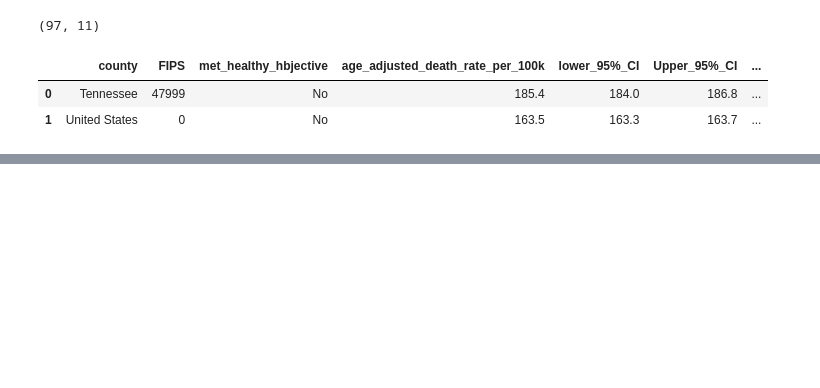
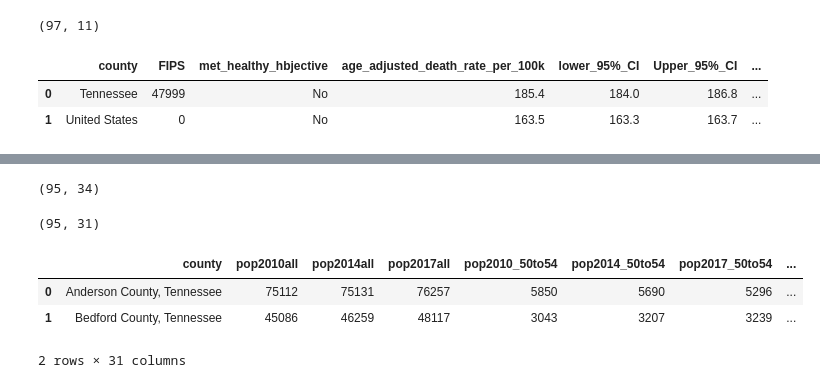
Before and after one commit to awillet/vanderbilt-aspire-data-essentials, a Jupyter notebook: get_data.ipynb, the cells around one changed output, grey strips where cells are left out. Drawn from its saved outputs; the diff is of its cells as text; code cells hidden in the pictures; blank space fills up the shorter version.

Commit message:
edited columns

```diff
--- a/get_data.ipynb
+++ b/get_data.ipynb
@@ -116,0 +395,3 @@ pop_df.shape
+# %%
+data_18over = [col for col in pop_df.columns if '18 years and over' in col]
+pop_df = pop_df.drop(data_18over, axis = 1)
@@ -116,0 +445,3 @@ pop_df.shape
+# %%
+data_id = [col for col in pop_df.columns if 'Id' in col]
+pop_df = pop_df.drop(data_id, axis = 1)
@@ -116,0 +475,3 @@ pop_df.shape
+# %%
+data_65over = [col for col in pop_df.columns if '65 years and over' in col]
+pop_df = pop_df.drop(data_65over, axis = 1)
@@ -116,0 +501,19 @@ pop_df.shape
+# %%
+pop_df.shape
+# %% [output]
+(95, 34)
+# %%
+data_85over = [col for col in pop_df.columns if 'Both Sexes; 85 years' in col]
+pop_df = pop_df.drop(data_85over, axis = 1)
+# %%
+pop_df.shape
+# %% [output]
+(95, 31)
+# %%
+pop_df.columns = ['county', 'pop2010all', 'pop2014all', 'pop2017all', 'pop2010_50to54','pop2014_50to54', 'pop2017_50to54', 'pop2010_55to59', 'pop2014_55to59', 'pop2017_55to59', 'pop2010_60to64', 'pop2014_60to64', 'pop2017_60to64', 'pop2010_65to69', 'pop2014_65to69', 'pop2017_65to69', 'pop2010_70to74', 'pop2014_70to74', 'pop2017_70to74', 'pop2010_75to79', 'pop2014_75to79', 'pop2017_75to79', 'pop2010_80to84', 'pop2014_80to84', 'pop2017_80to84', 'pop2010_85over', 'pop2014_85over', 'pop2017_85over', 'median_age_2010', 'median_age_2014', 'median_age_2017']
+pop_df.head(2)
+# %% [output]
+|  | county | pop2010all | pop2014all | pop2017all | pop2010_50to54 | pop2014_50to54 | pop2017_50to54 | ... |
+| 0 | Anderson County, Tennessee | 75112 | 75131 | 76257 | 5850 | 5690 | 5296 | ... |
+| 1 | Bedford County, Tennessee | 45086 | 46259 | 48117 | 3043 | 3207 | 3239 | ... |
+2 rows × 31 columns
```
Also changed, not shown: parts of 57 cells of this notebook.
